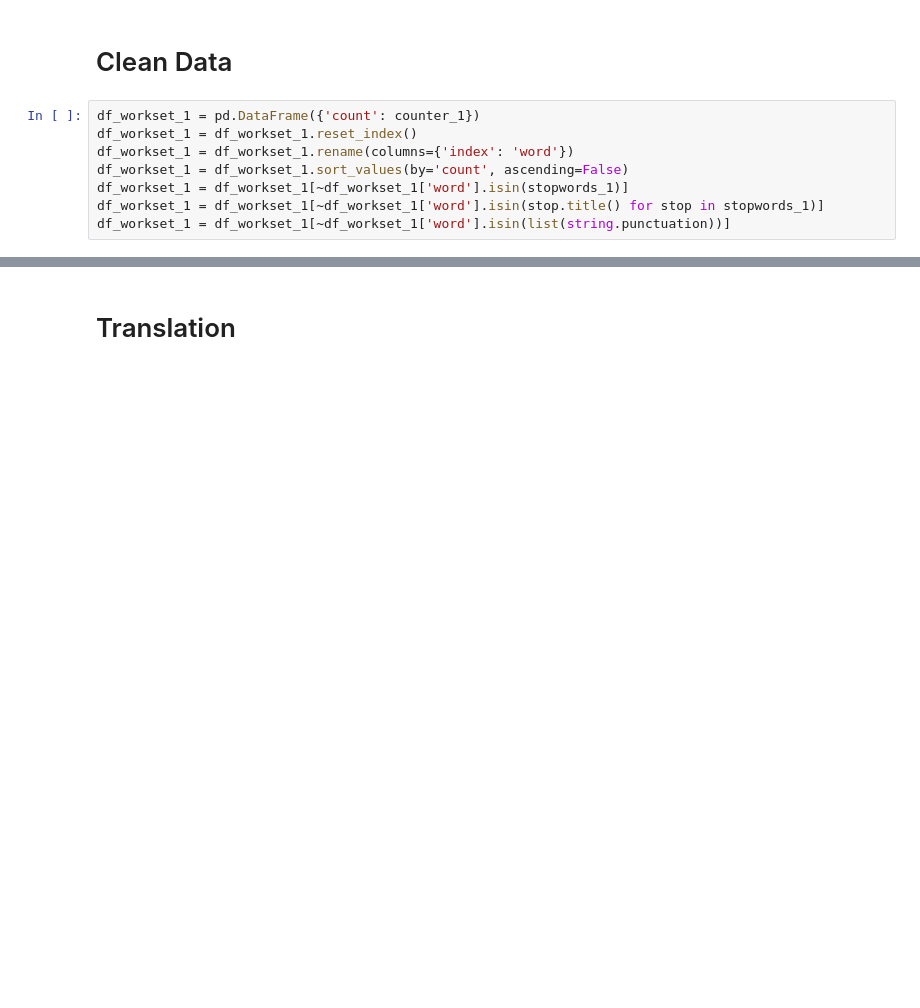
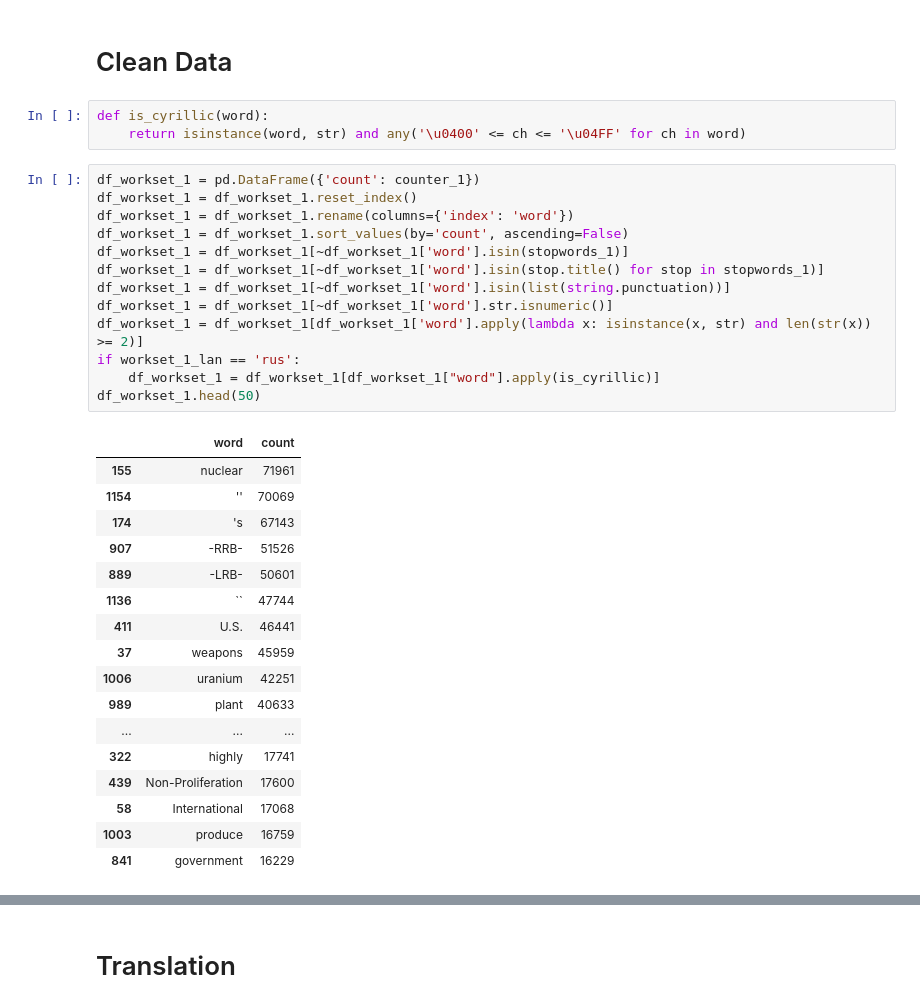
Before and after one commit to muirebecca2/text_compare, a Jupyter notebook: text_compare.ipynb, the cells around one changed output, grey strips where cells are left out. Cells and saved outputs as stored; diff of their text form; blank space fills up the shorter version.

```diff
--- a/text_compare.ipynb
+++ b/text_compare.ipynb
@@ -149,12 +115,38 @@ stopword_lan_2 = stop[index]
 stopwords_2 = stopwords.stopwords(stopword_lan_2)
 # %% [markdown]
 # Clean Data
+# %%
+def is_cyrillic(word):
+    return isinstance(word, str) and any('\u0400' <= ch <= '\u04FF' for ch in word)
 # %%
 df_workset_1 = pd.DataFrame({'count': counter_1})
 df_workset_1 = df_workset_1.reset_index()
 df_workset_1 = df_workset_1.rename(columns={'index': 'word'})
 df_workset_1 = df_workset_1.sort_values(by='count', ascending=False)
 df_workset_1 = df_workset_1[~df_workset_1['word'].isin(stopwords_1)]
 df_workset_1 = df_workset_1[~df_workset_1['word'].isin(stop.title() for stop in stopwords_1)]
 df_workset_1 = df_workset_1[~df_workset_1['word'].isin(list(string.punctuation))]
+df_workset_1 = df_workset_1[~df_workset_1['word'].str.isnumeric()]
+df_workset_1 = df_workset_1[df_workset_1['word'].apply(lambda x: isinstance(x, str) and len(str(x)) >= 2)]
+if workset_1_lan == 'rus':
+    df_workset_1 = df_workset_1[df_workset_1["word"].apply(is_cyrillic)]
+df_workset_1.head(50)
+# %% [output]
+|  | word | count |
+| 155 | nuclear | 71961 |
+| 1154 | '' | 70069 |
+| 174 | 's | 67143 |
+| 907 | -RRB- | 51526 |
+| 889 | -LRB- | 50601 |
+| 1136 | `` | 47744 |
+| 411 | U.S. | 46441 |
+| 37 | weapons | 45959 |
+| 1006 | uranium | 42251 |
+| 989 | plant | 40633 |
+| ... | ... | ... |
+| 322 | highly | 17741 |
+| 439 | Non-Proliferation | 17600 |
+| 58 | International | 17068 |
+| 1003 | produce | 16759 |
+| 841 | government | 16229 |
 # %%
```
Also changed, not shown: parts of 13 cells of this notebook, 1 other file.
